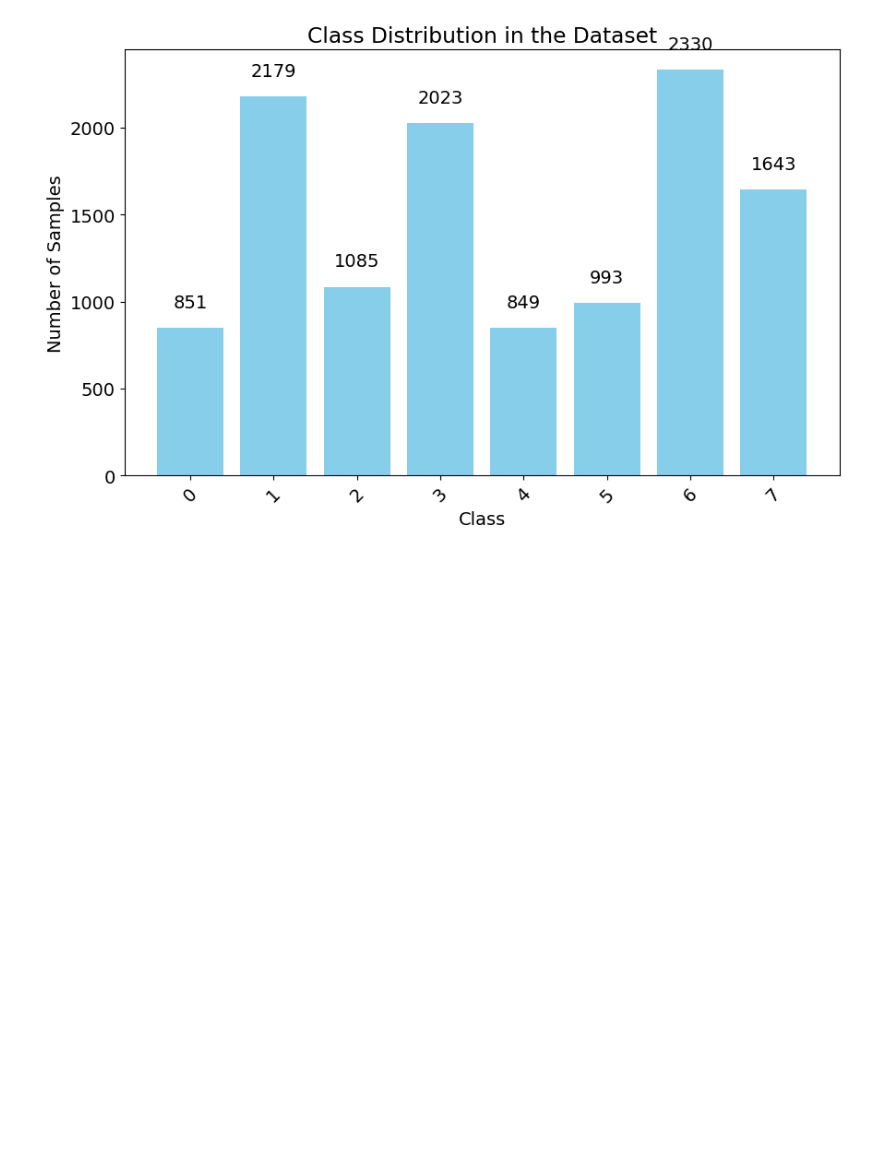
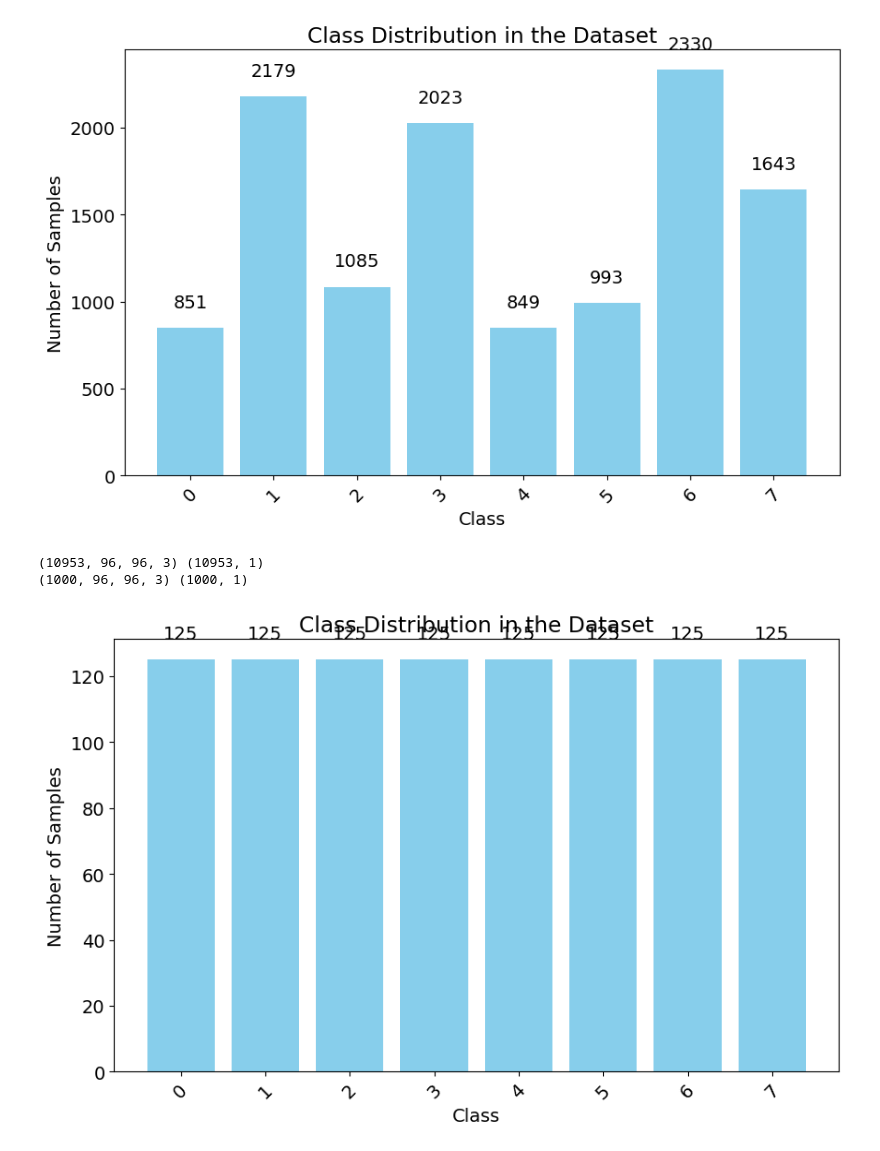
Before and after one commit to giovannaloro/AN2DL_PROJECT_2024_M2G, a Jupyter notebook: code/g_a.ipynb, the cells around one changed output. Drawn from its saved outputs; the diff is of its cells as text; code cells hidden in the pictures; blank space fills up the shorter version.

```diff
--- a/code/g_a.ipynb
+++ b/code/g_a.ipynb
@@ -169,3 +159,65 @@ plt.xticks(rotation=45)  # Rotate the x-axis labels if needed
 plt.show()
 # %% [output]
 [figure]
+# %%
+from sklearn.model_selection import train_test_split
+
+X = X_unique
+y = y_unique
+
+X_train, X_val, y_train, y_val = [], [], [], []
+
+# Select exactly 'n' instances per class for validation
+n = 125  # Set the number of validation instances per class
+for class_label in np.unique(y):
+    # Get all indices for the current class
+    class_indices = np.where(y == class_label)[0]
+
+    # Shuffle to ensure randomness in selection
+    np.random.shuffle(class_indices)
+
+    # Select n instances for the validation set
+    val_indices = class_indices[:n]
+
+    # Add selected validation instances to the validation list
+    X_val.append(X[val_indices])
+    y_val.append(y[val_indices])
+
+    # The remaining instances are used for training
+    train_indices = class_indices[n:]
+    X_train.append(X[train_indices])
+    y_train.append(y[train_indices])
+
+# Combine the lists back into arrays
+X_train = np.concatenate(X_train, axis=0)
+y_train = np.concatenate(y_train, axis=0)
+X_val = np.concatenate(X_val, axis=0)
+y_val = np.concatenate(y_val, axis=0)
+
+print(X_train.shape, y_train.shape)
+print(X_val.shape, y_val.shape)
+# %% [output]
+(10953, 96, 96, 3) (10953, 1)
+(1000, 96, 96, 3) (1000, 1)
+# %%
+# Count occurrences of each class
+classes, counts = np.unique(y_val, return_counts=True)
+
+# Create a bar plot to show class distribution
+plt.figure(figsize=(10, 6))
+plt.bar(classes.astype(str), counts, color='skyblue')
+
+# Add labels and title
+plt.xlabel('Class')
+plt.ylabel('Number of Samples')
+plt.title('Class Distribution in the Dataset')
+
+# Optionally, add the count value above each bar
+for i in range(len(classes)):
+    plt.text(classes[i], counts[i] + 0.05 * max(counts), str(counts[i]), ha='center')
+
+# Show the plot
+plt.xticks(rotation=45)  # Rotate the x-axis labels if needed
+plt.show()
+# %% [output]
+[figure, added]
```
Also changed, not shown: parts of 8 cells of this notebook.
